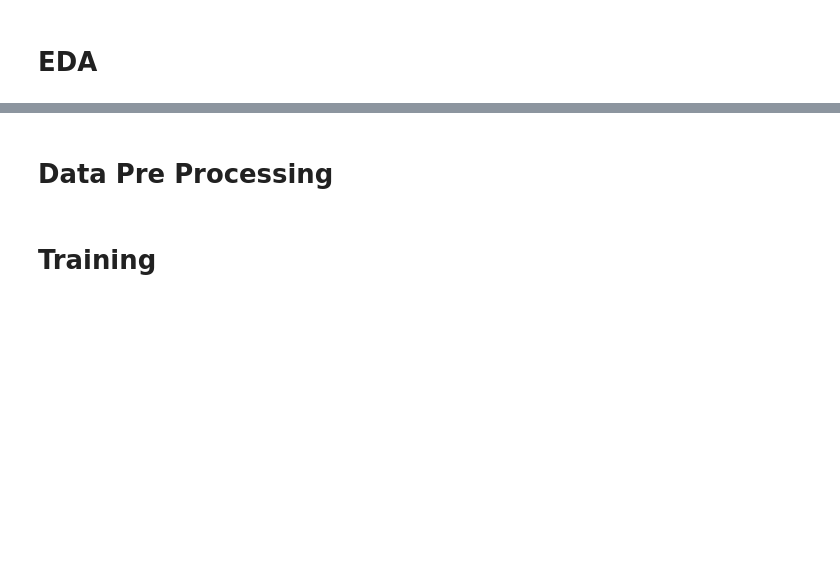
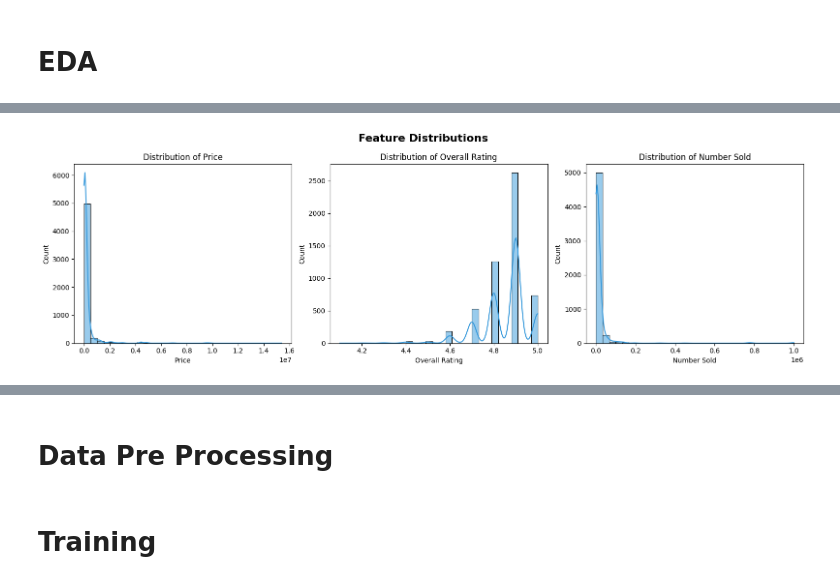
Before and after one commit to fadhilr2/tubes_SGML_computing_lab, a Jupyter notebook: unsupervised/train.ipynb, the cells around one changed output, grey strips where cells are left out. Drawn from its saved outputs; the diff is of its cells as text; code cells hidden in the pictures; blank space fills up the shorter version.

```diff
--- a/unsupervised/train.ipynb
+++ b/unsupervised/train.ipynb
@@ -29,0 +41,12 @@ X = df[["Price", "Overall Rating", "Number Sold"]]
+# %%
+fig, axes = plt.subplots(1, 3, figsize=(16, 5))
+fig.suptitle("Feature Distributions", fontsize=16, fontweight="bold")
+
+for i, col in enumerate(FEATURES):
+    sns.histplot(df[col], kde=True, bins=30, ax=axes[i], color="#3498db")
+    axes[i].set_title(f'Distribution of {col}')
+
+plt.tight_layout()
+plt.show()
+# %% [output]
+[figure, added]
```
Also changed, not shown: parts of 8 cells of this notebook, 1 other file.
